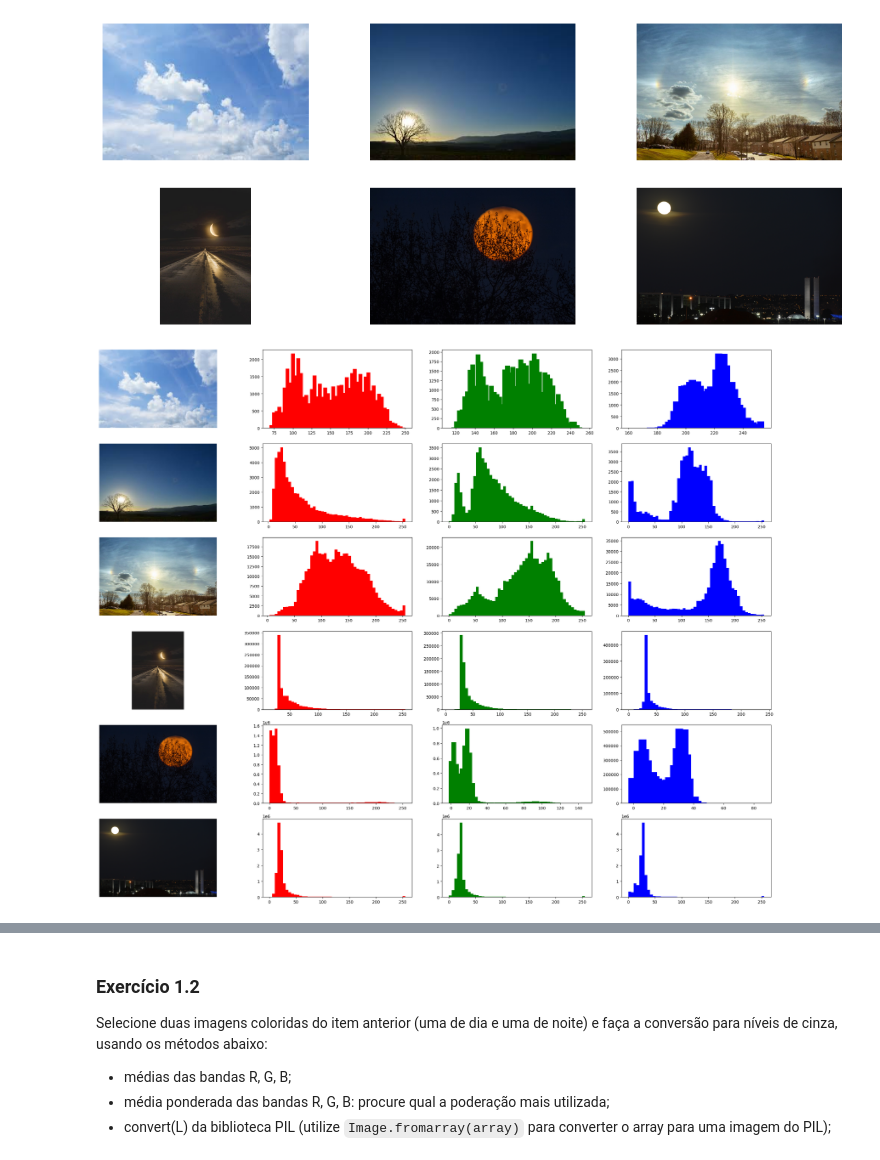
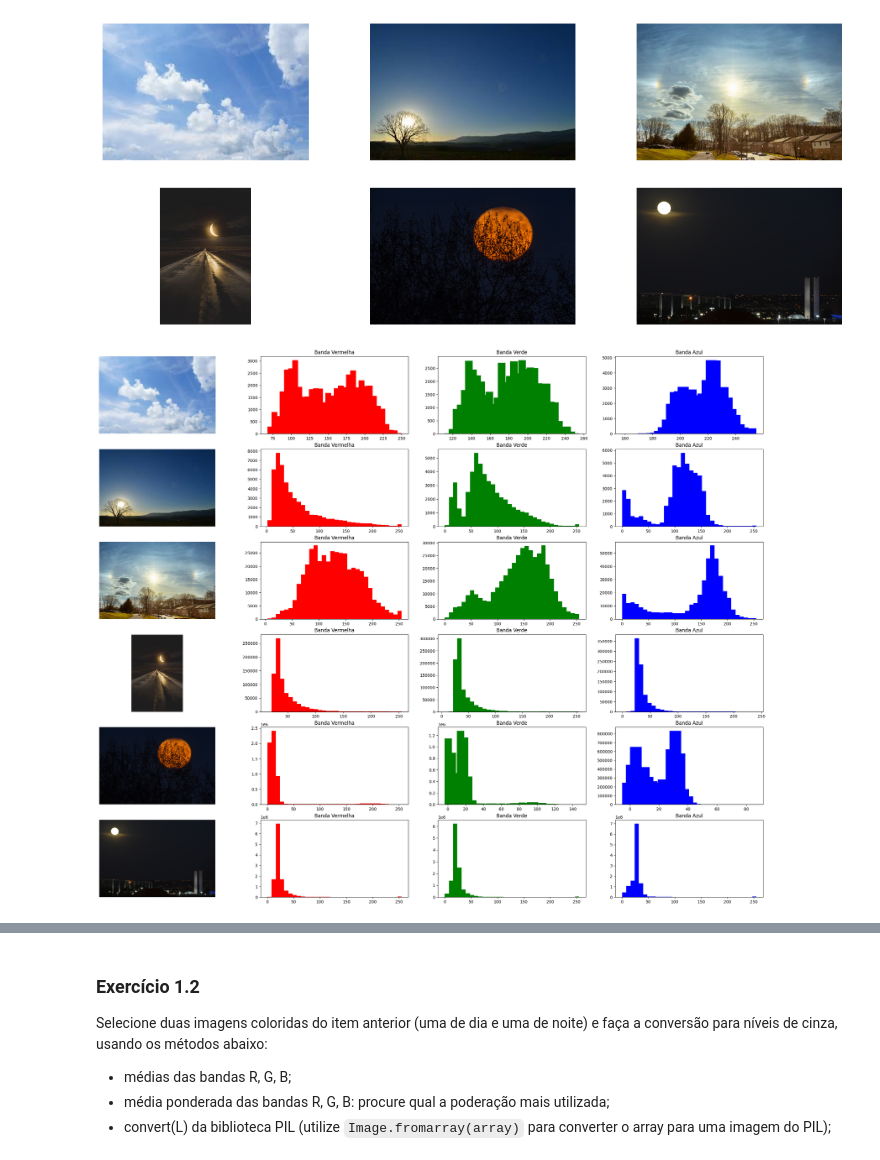
Before and after one commit to UNICAMP-EA979/2026s1-pi02-histogramas-knn-TZShinobi, a Jupyter notebook: Atividade.ipynb, the cells around one changed output, grey strips where cells are left out. Saved outputs shown, nothing was run; the diff lists cells and outputs as text; code cells hidden in the pictures.

```diff
--- a/Atividade.ipynb
+++ b/Atividade.ipynb
@@ -70,24 +70,27 @@ for daytime in ["dia", "noite"]:
 [figure]
 # %%
 fig, axs = plt.subplots(6,4,figsize=(30, 24))
-nbins = 50
+nbins = 32
 
 for i in range(6):
   img = all_imgs[i]
   plt.subplot(6,4,1+4*i)
   plt.axis('off')
   plt.imshow(img)
 
   h, bins = np.histogram(img[:, :, 0], nbins)
   plt.subplot(6,4,2+4*i)
   plota_hist(h, "red", nbins, bins)
+  plt.title(f"Banda Vermelha")
 
   h, bins = np.histogram(img[:, :, 1], nbins)
   plt.subplot(6,4,3+4*i)
   plota_hist(h, "green", nbins, bins)
+  plt.title(f"Banda Verde")
 
   h, bins = np.histogram(img[:, :, 2], nbins)
   plt.subplot(6,4,4+4*i)
   plota_hist(h, "blue", nbins, bins)
+  plt.title(f"Banda Azul")
 # %% [output]
-[figure, old version]
+[figure, new version]
```
Also changed, not shown: parts of 10 cells of this notebook.
